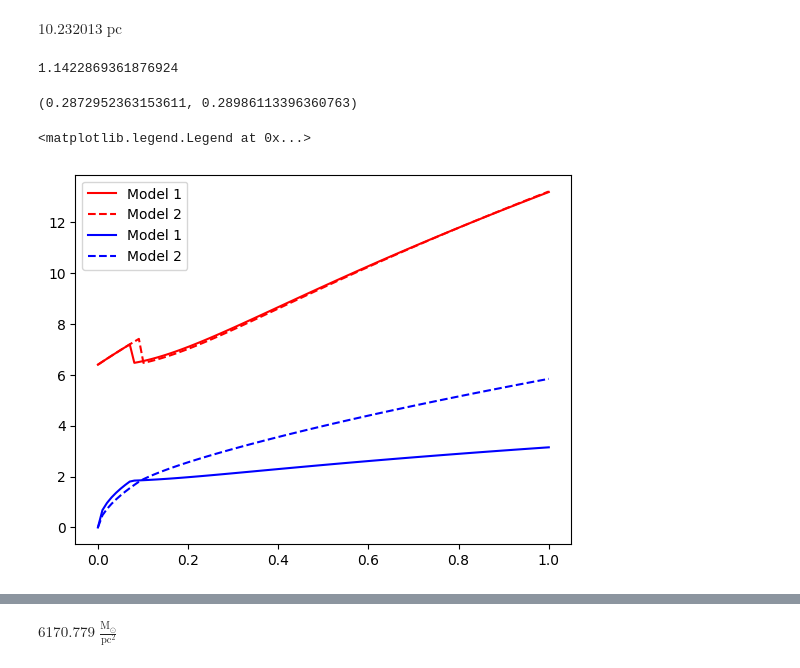
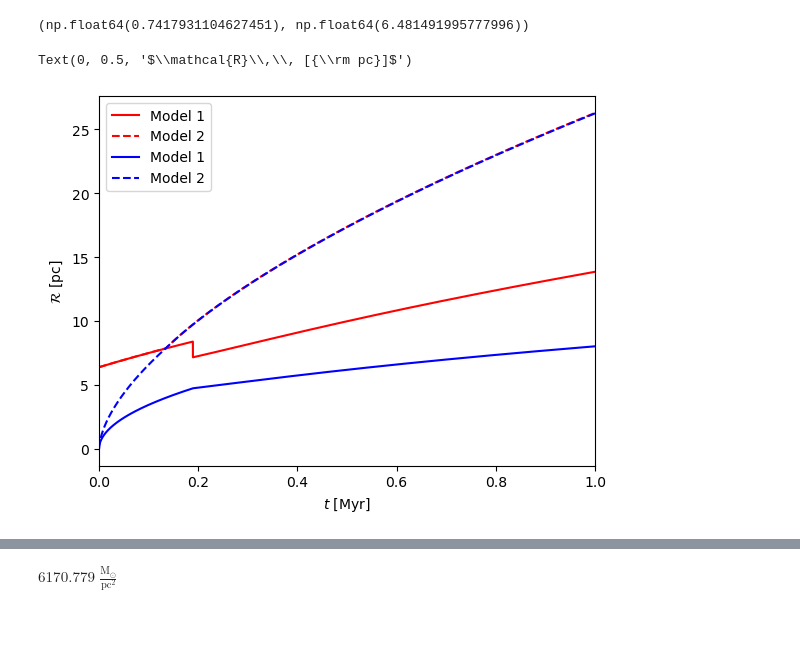
Before and after one commit to ltlancas/feedback_SAM, a Jupyter notebook: walkthrough.ipynb, the cells around one changed output, grey strips where cells are left out. Cells and saved outputs as stored; diff of their text form; code cells hidden in the pictures; blank space fills up the shorter version.

```diff
--- a/walkthrough.ipynb
+++ b/walkthrough.ipynb
@@ -40,34 +20,29 @@ Text(0.5, 0, '$t\\,\\,  [{\\rm Myr}]$')
 # %%
 nbar = 100*u.cm**-3
-rhobar = 1.4*aconsts.m_p*nbar
-appdot = 8*4.788e4*u.Msun*u.km/u.s/u.Myr
-Lwind = 2e35*u.erg/u.s
-Qo = 4.106e46*5e3/u.s
+rhobar = 1.4*ac.m_p*nbar
+appdot = 1e5*u.Msun*u.km/u.s/u.Myr
+Lwind = 1e38*u.erg/u.s
+Qo = 1e50/u.s
 
-model1 = fb_models.JointBubbleMDUncoupled(rhobar, Qo, appdot)
-model2 = fb_models.JointBubbleEDUncoupled(rhobar, Qo, Lwind)
+model1 = fb_models.MD_CEM(rho0=rhobar, Q0=Qo, pdotw=appdot)
+model2 = fb_models.ED_CEM(rho0=rhobar, Q0=Qo, Lwind=Lwind)
-# %%
-quantities.RSt(4.1e46*1e4/u.s, 100*u.cm**-3)
-# %% [output]
-$10.232013 \; \mathrm{pc}$
-# %%
-model1.eta
-# %% [output]
-1.1422869361876924
 # %%
 model1.eta, model2.eta
 # %% [output]
-(0.2872952363153611, 0.28986113396360763)
+(np.float64(0.7417931104627451), np.float64(6.481491995777996))
 # %%
-tlin = np.linspace(0, 1, 100)*u.Myr
+tlin = np.linspace(0, 1, 10000)*u.Myr
 
 plt.plot(tlin, model1.radius(tlin), 'r',label='Model 1')
 plt.plot(tlin, model2.radius(tlin), 'r--',label='Model 2')
 
 plt.plot(tlin, model1.wind_radius(tlin), 'b',label='Model 1')
 plt.plot(tlin, model2.wind_radius(tlin), 'b--',label='Model 2')
 
+plt.xlim(0,1)
 plt.legend()
+plt.xlabel(r'$t\,\, [{\rm Myr}]$')
+plt.ylabel(r'$\mathcal{R}\,\, [{\rm pc}]$')
 # %% [output]
-<matplotlib.legend.Legend at 0x...>
+Text(0, 0.5, '$\\mathcal{R}\\,\\, [{\\rm pc}]$')
-[figure, old version]
+[figure, new version]
```
Also changed, not shown: parts of 5 cells of this notebook.
